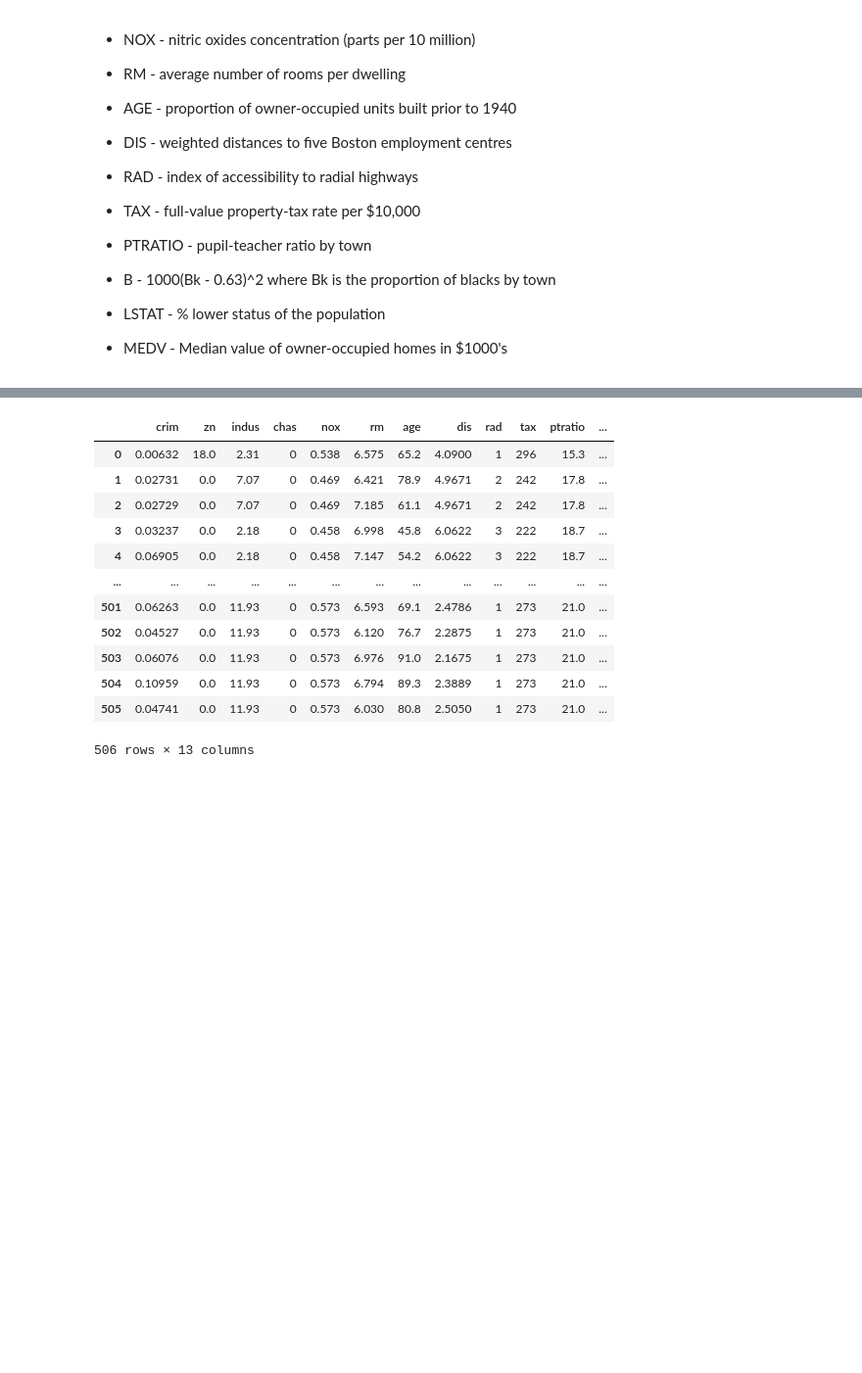
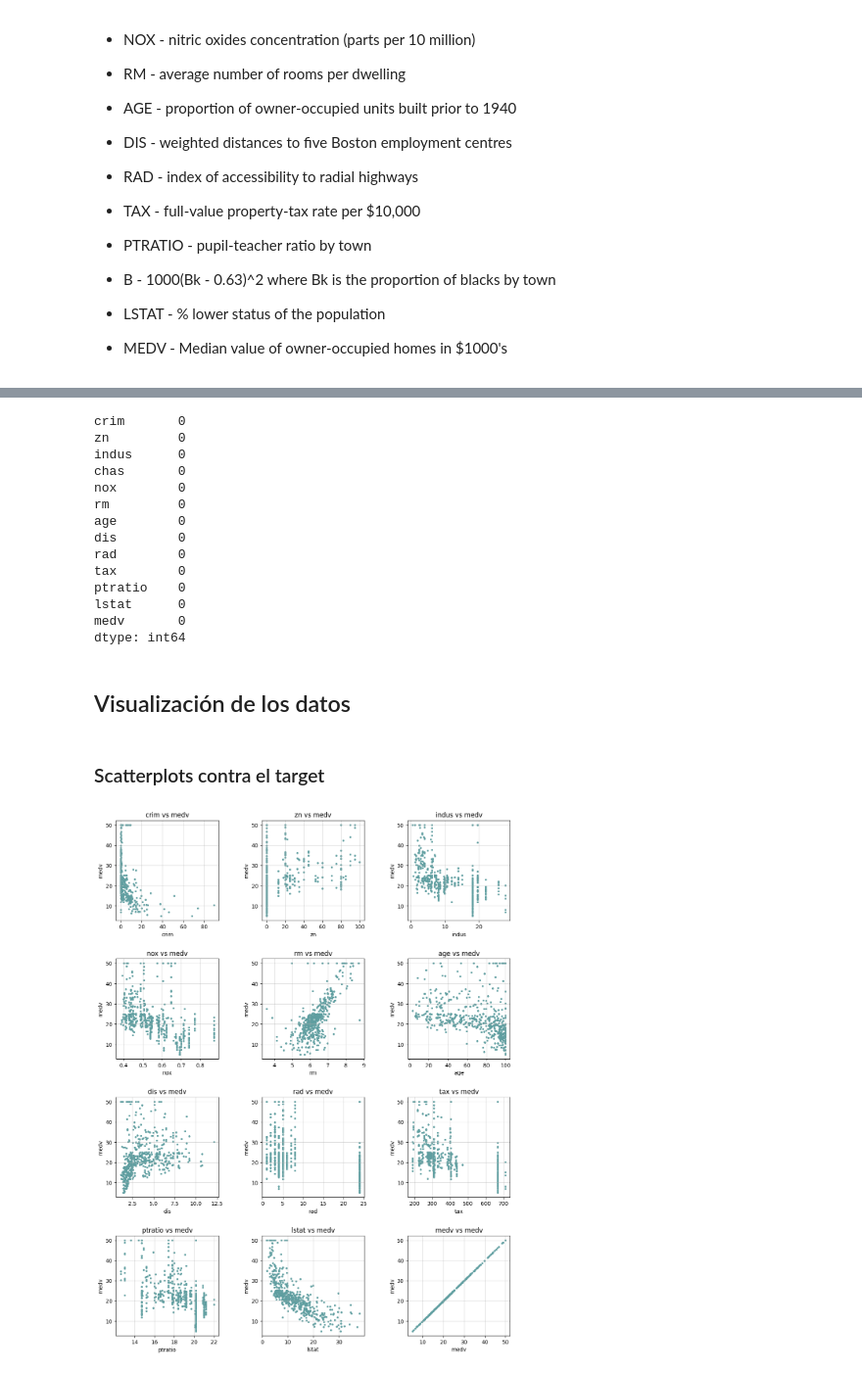
Before and after one commit to luisejdm/Aprendizaje_Estadistico, a Jupyter notebook: Examenes/Práctico/Examen1_practico.ipynb, the cells around one changed output, grey strips where cells are left out. Shown at 98% size. Cells and saved outputs as stored; diff of their text form; code cells hidden in the pictures; blank space fills up the shorter version.

```diff
--- a/Examenes/Práctico/Examen1_practico.ipynb
+++ b/Examenes/Práctico/Examen1_practico.ipynb
@@ -52,0 +54,3 @@ df = pd.read_csv('Boston.csv').drop(columns=['Unnamed: 0'])
+# %%
+df = pd.read_csv('Boston.csv')
+df.head()
@@ -53,16 +64,42 @@ df = pd.read_csv('Boston.csv').drop(columns=['Unnamed: 0'])
+# %%
+df = df.drop(columns=['Unnamed: 0'])
+
+target = 'medv'
+
+categorical = ['chas']
+numerical = df.drop(columns=categorical).columns.tolist()
 # %%
-df
+df.isna().sum()
 # %% [output]
-|  | crim | zn | indus | chas | nox | rm | age | dis | rad | tax | ptratio | ... |
-| 0 | 0.00632 | 18.0 | 2.31 | 0 | 0.538 | 6.575 | 65.2 | 4.0900 | 1 | 296 | 15.3 | ... |
-| 1 | 0.02731 | 0.0 | 7.07 | 0 | 0.469 | 6.421 | 78.9 | 4.9671 | 2 | 242 | 17.8 | ... |
-| 2 | 0.02729 | 0.0 | 7.07 | 0 | 0.469 | 7.185 | 61.1 | 4.9671 | 2 | 242 | 17.8 | ... |
-| 3 | 0.03237 | 0.0 | 2.18 | 0 | 0.458 | 6.998 | 45.8 | 6.0622 | 3 | 222 | 18.7 | ... |
-| 4 | 0.06905 | 0.0 | 2.18 | 0 | 0.458 | 7.147 | 54.2 | 6.0622 | 3 | 222 | 18.7 | ... |
-| ... | ... | ... | ... | ... | ... | ... | ... | ... | ... | ... | ... | ... |
-| 501 | 0.06263 | 0.0 | 11.93 | 0 | 0.573 | 6.593 | 69.1 | 2.4786 | 1 | 273 | 21.0 | ... |
-| 502 | 0.04527 | 0.0 | 11.93 | 0 | 0.573 | 6.120 | 76.7 | 2.2875 | 1 | 273 | 21.0 | ... |
-| 503 | 0.06076 | 0.0 | 11.93 | 0 | 0.573 | 6.976 | 91.0 | 2.1675 | 1 | 273 | 21.0 | ... |
-| 504 | 0.10959 | 0.0 | 11.93 | 0 | 0.573 | 6.794 | 89.3 | 2.3889 | 1 | 273 | 21.0 | ... |
-| 505 | 0.04741 | 0.0 | 11.93 | 0 | 0.573 | 6.030 | 80.8 | 2.5050 | 1 | 273 | 21.0 | ... |
-506 rows × 13 columns
+crim       0
+zn         0
+indus      0
+chas       0
+nox        0
+rm         0
+age        0
+dis        0
+rad        0
+tax        0
+ptratio    0
+lstat      0
+medv       0
+dtype: int64
+# %% [markdown]
+## Visualización de los datos
+# %% [markdown]
+### Scatterplots contra el target
+# %%
+fig, axes = plt.subplots(4, 3, figsize=(12,15))
+fig.tight_layout(pad=5)
+
+for i, ax in enumerate(axes.flat):
+    ax.scatter(df[numerical[i]], df[target], marker='o', color='cadetblue', s=7)
+    ax.set_title(f'{numerical[i]} vs {target}')
+    ax.set_xlabel(numerical[i])
+    ax.set_ylabel(target)
+    ax.grid(alpha=0.5)
+
+plt.show()
+# %% [output]
+[figure, added]
```
Also changed, not shown: parts of 3 cells of this notebook.
